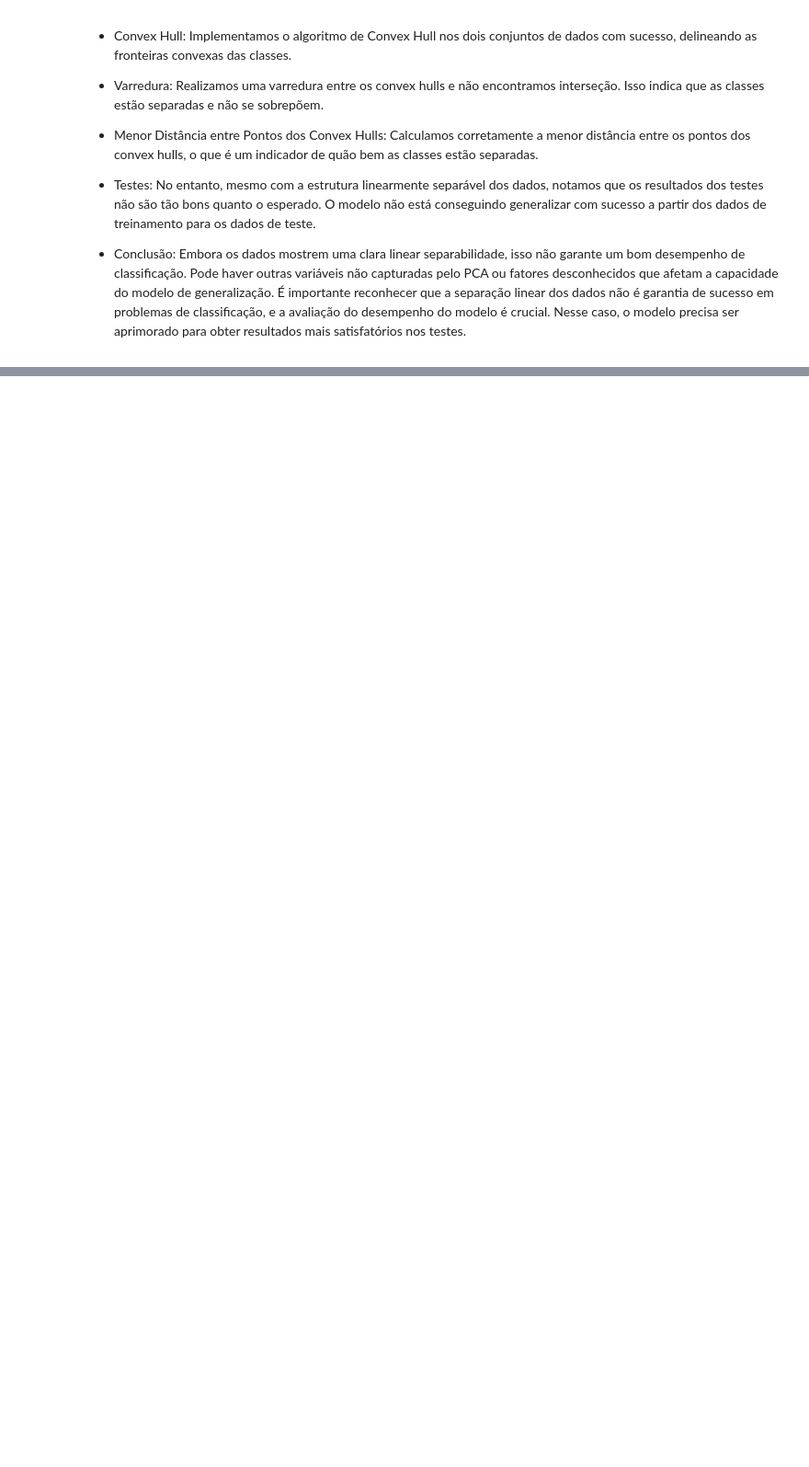
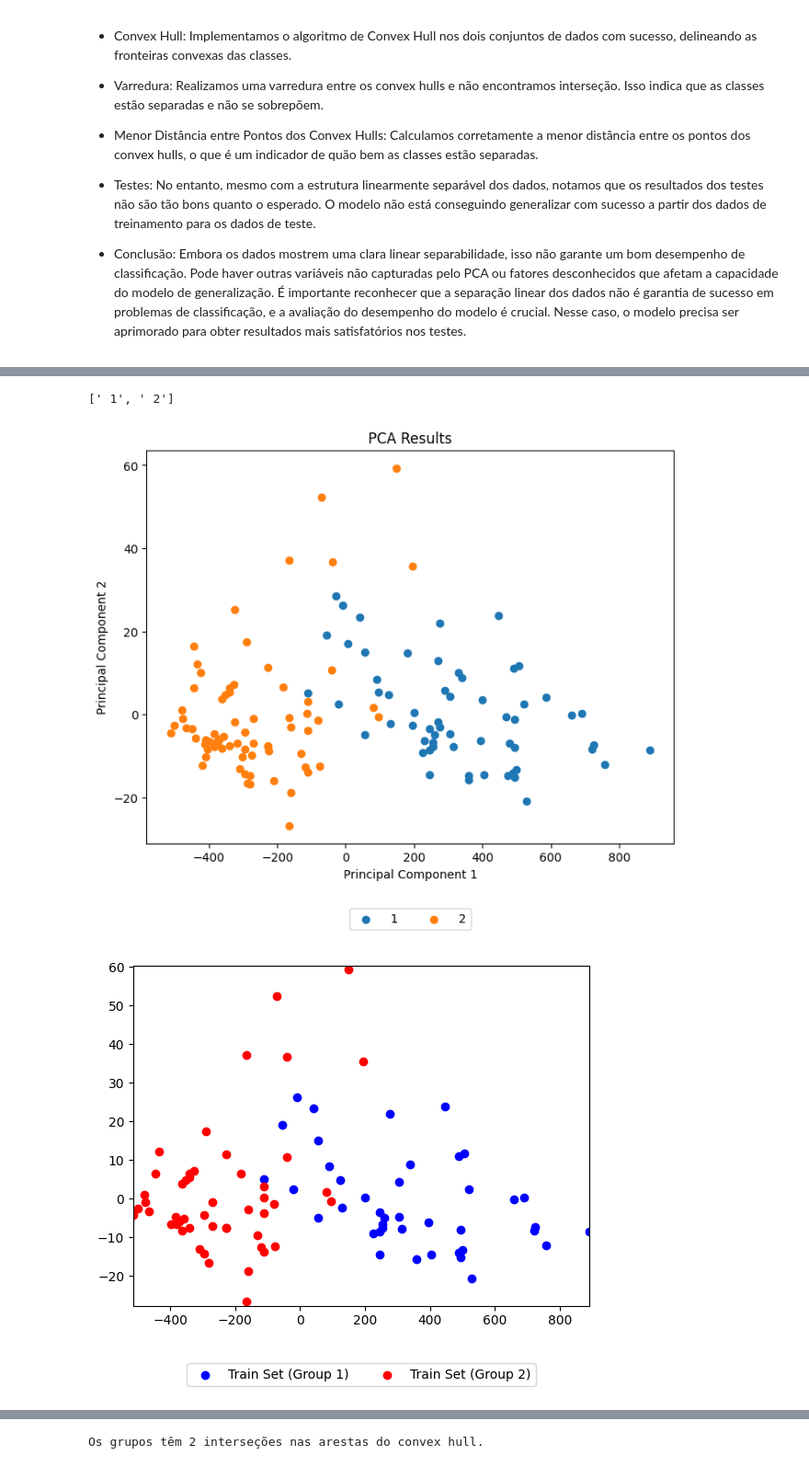
Before and after one commit to LeoOMaia/ALG-2, a Jupyter notebook: trabson.ipynb, the cells around one changed output, grey strips where cells are left out. Shown at 92% size. Cells and saved outputs as stored; diff of their text form; code cells hidden in the pictures; blank space fills up the shorter version.

```diff
--- a/trabson.ipynb
+++ b/trabson.ipynb
@@ -490,0 +514,6 @@ F1: 0.7000000000000001
+# %%
+analisa_dataset("wine.dat")
+# %% [output]
+[' 1', ' 2']
+[figure, added]
+[figure, added]
@@ -490,0 +521 @@ F1: 0.7000000000000001
+Os grupos têm 2 interseções nas arestas do convex hull.
```
Also changed, not shown: parts of 13 cells of this notebook.
